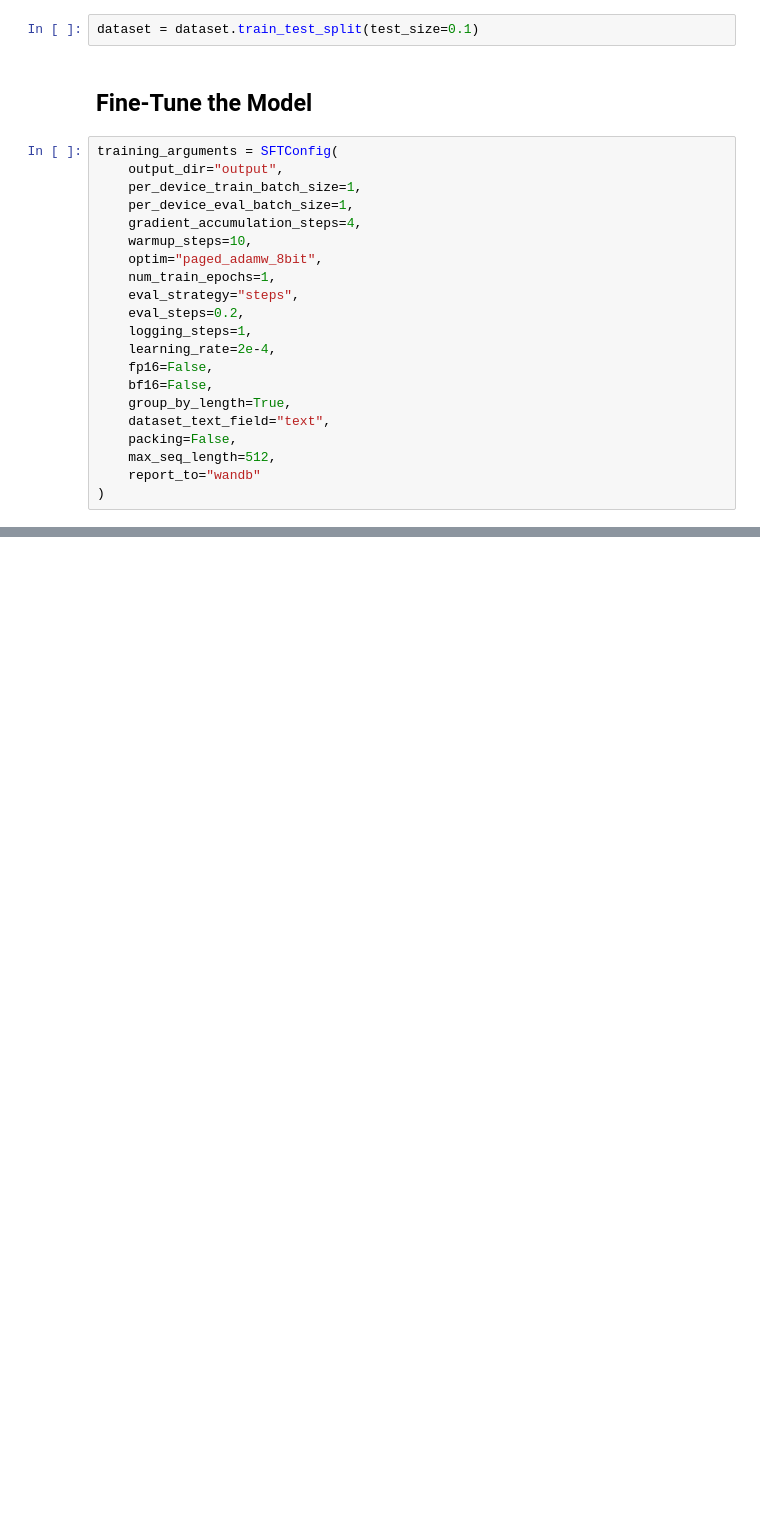
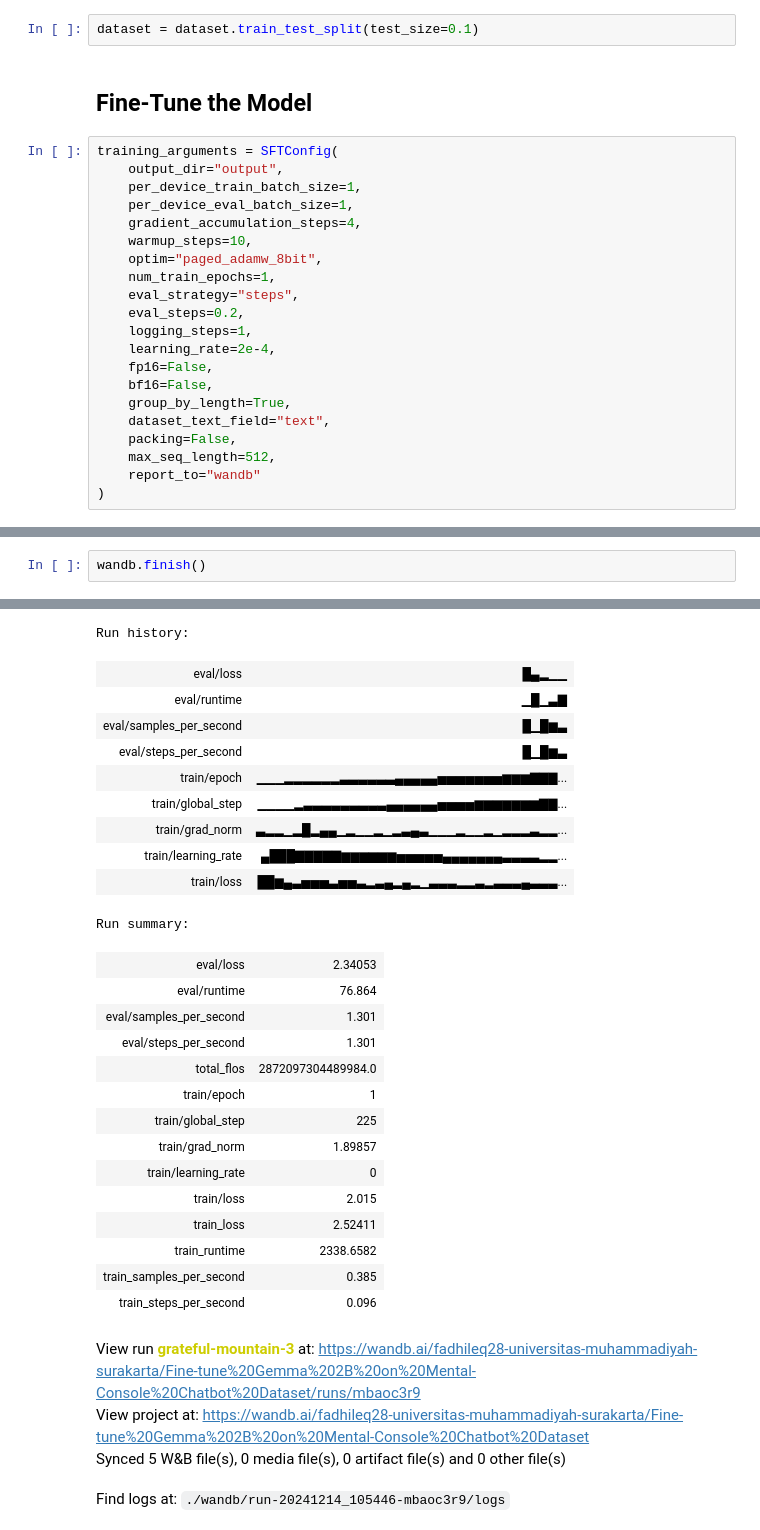
Before and after one commit to FadQode/teks-emo-analysis, a Jupyter notebook: roberta_can_read_emotion.ipynb, the cells around one changed output, grey strips where cells are left out. Cells and saved outputs as stored; diff of their text form; blank space fills up the shorter version.

```diff
--- a/roberta_can_read_emotion.ipynb
+++ b/roberta_can_read_emotion.ipynb
@@ -735,0 +749,3 @@ Terima kasih telah menulis tentang pengalaman Anda. Saya merasa bahwa Anda telah
+# %%
+wandb.finish()
+# %% [output]
@@ -735,0 +753,29 @@ Terima kasih telah menulis tentang pengalaman Anda. Saya merasa bahwa Anda telah
+Run history:
+| eval/loss | █▄▂▁▁ |
+| eval/runtime | ▁█▁▃▇ |
+| eval/samples_per_second | █▁█▆▃ |
+| eval/steps_per_second | █▁█▆▃ |
+| train/epoch | ▁▁▁▂▂▂▂▂▂▃▃▃▃▃▃▄▄▄▄▄▅▅▅▅▅▅▅▆▆▆▇▇▇... |
+| train/global_step | ▁▁▁▁▂▃▃▃▃▃▃▃▃▃▄▄▄▄▄▄▅▅▅▅▆▆▆▆▆▆▆▇▇... |
+| train/grad_norm | ▃▂▂▁▂█▂▄▄▁▂▁▁▂▁▂▃▄▃▁▁▁▂▁▁▂▁▂▂▂▃▂▂... |
+| train/learning_rate | ▄███▇▇▇▇▇▆▆▆▆▆▆▅▅▅▅▅▄▄▄▄▄▄▄▃▃▃▃▂▂... |
+| train/loss | ██▆▄▃▅▅▅▃▅▅▃▂▃▄▂▄▂▁▃▃▃▂▂▃▂▃▃▃▄▃▃▃... |
+Run summary:
+| eval/loss | 2.34053 |
+| eval/runtime | 76.864 |
+| eval/samples_per_second | 1.301 |
+| eval/steps_per_second | 1.301 |
+| total_flos | 2872097304489984.0 |
+| train/epoch | 1 |
+| train/global_step | 225 |
+| train/grad_norm | 1.89857 |
+| train/learning_rate | 0 |
+| train/loss | 2.015 |
+| train_loss | 2.52411 |
+| train_runtime | 2338.6582 |
+| train_samples_per_second | 0.385 |
+| train_steps_per_second | 0.096 |
+View run grateful-mountain-3 at: https://wandb.ai/fadhileq28-universitas-muhammadiyah-surakarta/Fine-tune%20Gemma%202B%20on%20Mental-Console%20Chatbot%20Dataset/runs/mbaoc3r9
+View project at: https://wandb.ai/fadhileq28-universitas-muhammadiyah-surakarta/Fine-tune%20Gemma%202B%20on%20Mental-Console%20Chatbot%20Dataset
+Synced 5 W&B file(s), 0 media file(s), 0 artifact file(s) and 0 other file(s)
+Find logs at: ./wandb/run-20241214_105446-mbaoc3r9/logs
```
Also changed, not shown: parts of 12 cells of this notebook.
